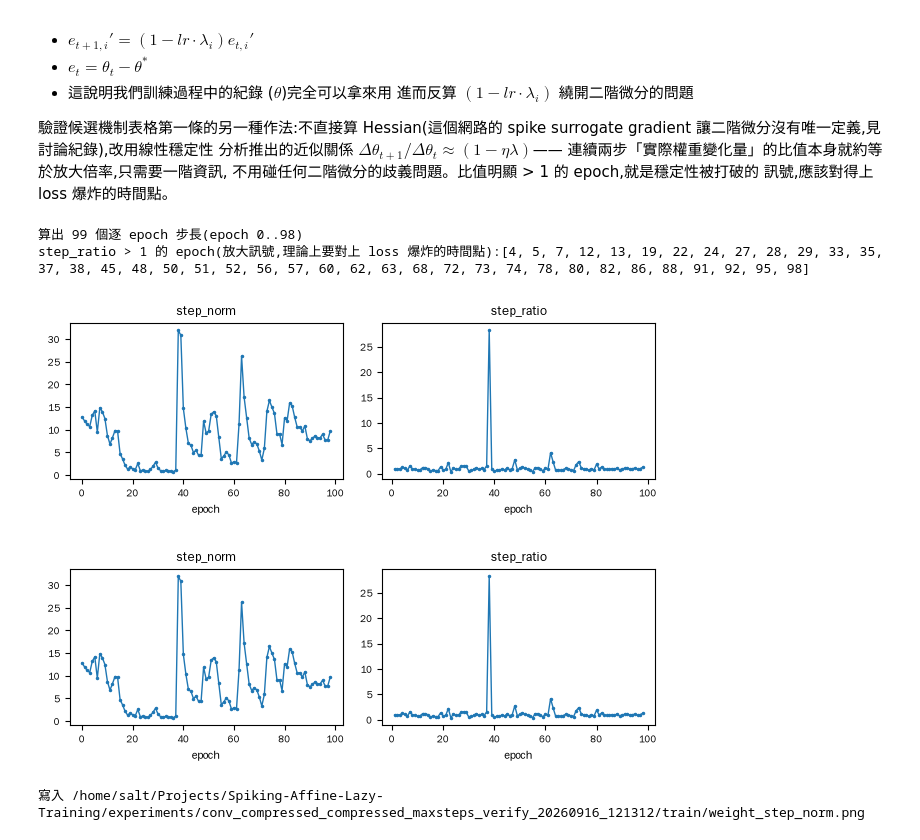
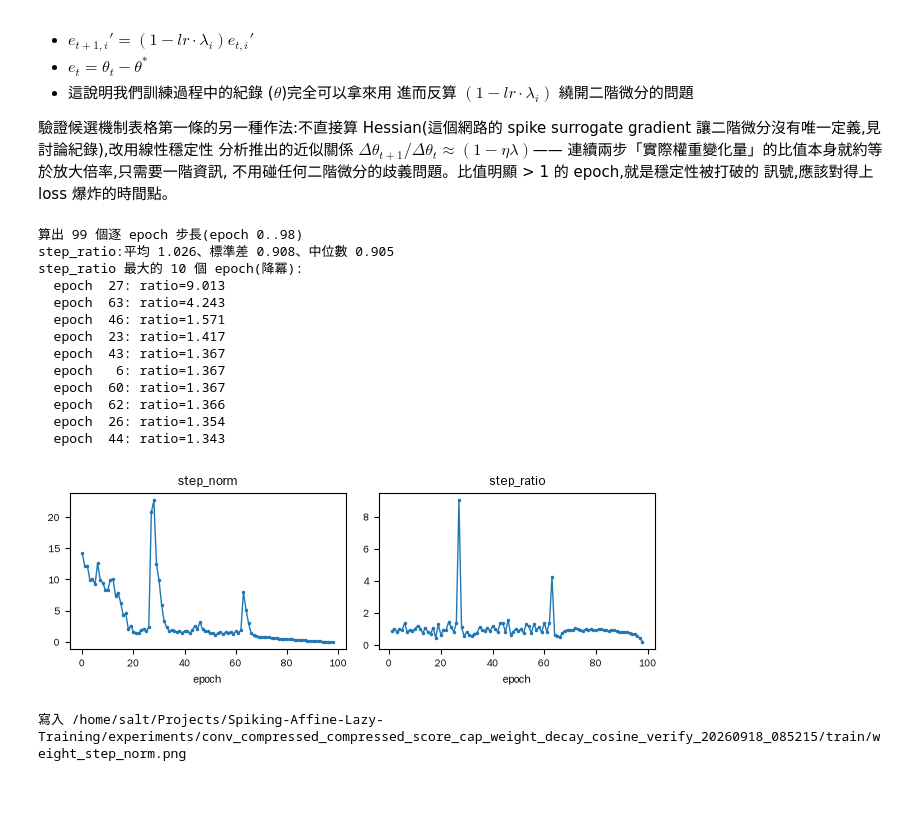
Before and after one commit to Salt-Shio/Spiking-Affine-Lazy-Training, a Jupyter notebook: example/notebooks/plot_metrics.ipynb, the cells around one changed output. Drawn from its saved outputs; the diff is of its cells as text; code cells hidden in the pictures; blank space fills up the shorter version.

```diff
--- a/example/notebooks/plot_metrics.ipynb
+++ b/example/notebooks/plot_metrics.ipynb
@@ -20,7 +20,7 @@ from viz.epoch_series import EpochSeriesPlot, read_epoch_series_csv
 改這裡,不改函式庫。
 # %%
 # RUN_NAME = "conv_compressed_compressed_maxsteps_verify_20260914_122946"
-RUN_NAME = "conv_compressed_compressed_maxsteps_verify_20260916_121312"
+RUN_NAME = "conv_compressed_compressed_score_cap_weight_decay_cosine_verify_20260918_085215"
 EXP_DIR = EXPERIMENTS_DIR / RUN_NAME  # 絕對路徑,跟 kernel 的工作目錄無關
 NCOLS = 4
 # %% [markdown]
@@ -154,20 +152,39 @@ for epoch in snapshot_epochs:
     prev_flat, prev_epoch = flat, epoch
 
 print(f"算出 {len(step_rows)} 個逐 epoch 步長(epoch {step_rows[0]['epoch']}..{step_rows[-1]['epoch']})")
-blown_up = [r["epoch"] for r in step_rows if r["step_ratio"] > 1]
-print(f"step_ratio > 1 的 epoch(放大訊號,理論上要對上 loss 爆炸的時間點):{blown_up}")
+
+# 光看圖上「有沒有超過 1」不夠,「超過多少」才是訊號——列出實際數字,不用肉眼猜。
+ratios = np.array([r["step_ratio"] for r in step_rows if not np.isnan(r["step_ratio"])])
+print(f"step_ratio:平均 {ratios.mean():.3f}、標準差 {ratios.std():.3f}、"
+      f"中位數 {np.median(ratios):.3f}")
+
+top = sorted((r for r in step_rows if not np.isnan(r["step_ratio"])),
+             key=lambda r: r["step_ratio"], reverse=True)[:10]
+print("step_ratio 最大的 10 個 epoch(降冪):")
+for r in top:
+    print(f"  epoch {r['epoch']:>3}: ratio={r['step_ratio']:.3f}")
 # %% [output]
 算出 99 個逐 epoch 步長(epoch 0..98)
-step_ratio > 1 的 epoch(放大訊號,理論上要對上 loss 爆炸的時間點):[4, 5, 7, 12, 13, 19, 22, 24, 27, 28, 29, 33, 35, 37, 38, 45, 48, 50, 51, 52, 56, 57, 60, 62, 63, 68, 72, 73, 74, 78, 80, 82, 86, 88, 91, 92, 95, 98]
+step_ratio:平均 1.026、標準差 0.908、中位數 0.905
+step_ratio 最大的 10 個 epoch(降冪):
+  epoch  27: ratio=9.013
+  epoch  63: ratio=4.243
+  epoch  46: ratio=1.571
+  epoch  23: ratio=1.417
+  epoch  43: ratio=1.367
+  epoch   6: ratio=1.367
+  epoch  60: ratio=1.367
+  epoch  62: ratio=1.366
+  epoch  26: ratio=1.354
+  epoch  44: ratio=1.343
 # %%
 step_fig = EpochSeriesPlot(ncols=NCOLS).render(step_rows)
-step_fig
+# step_fig
 # %% [output]
-[figure, old version]
+[figure, new version]
-[figure, removed]
 # %%
 step_norm_out_path = os.path.join(EXP_DIR, TRAIN_DIRNAME, "weight_step_norm.png")
 step_fig.savefig(step_norm_out_path, dpi=150)
 print(f"寫入 {step_norm_out_path}")
 # %% [output]
-寫入 /home/salt/Projects/Spiking-Affine-Lazy-Training/experiments/conv_compressed_compressed_maxsteps_verify_20260916_121312/train/weight_step_norm.png
+寫入 /home/salt/Projects/Spiking-Affine-Lazy-Training/experiments/conv_compressed_compressed_score_cap_weight_decay_cosine_verify_20260918_085215/train/weight_step_norm.png
```
Also changed, not shown: parts of 4 cells of this notebook, 5 other files.
